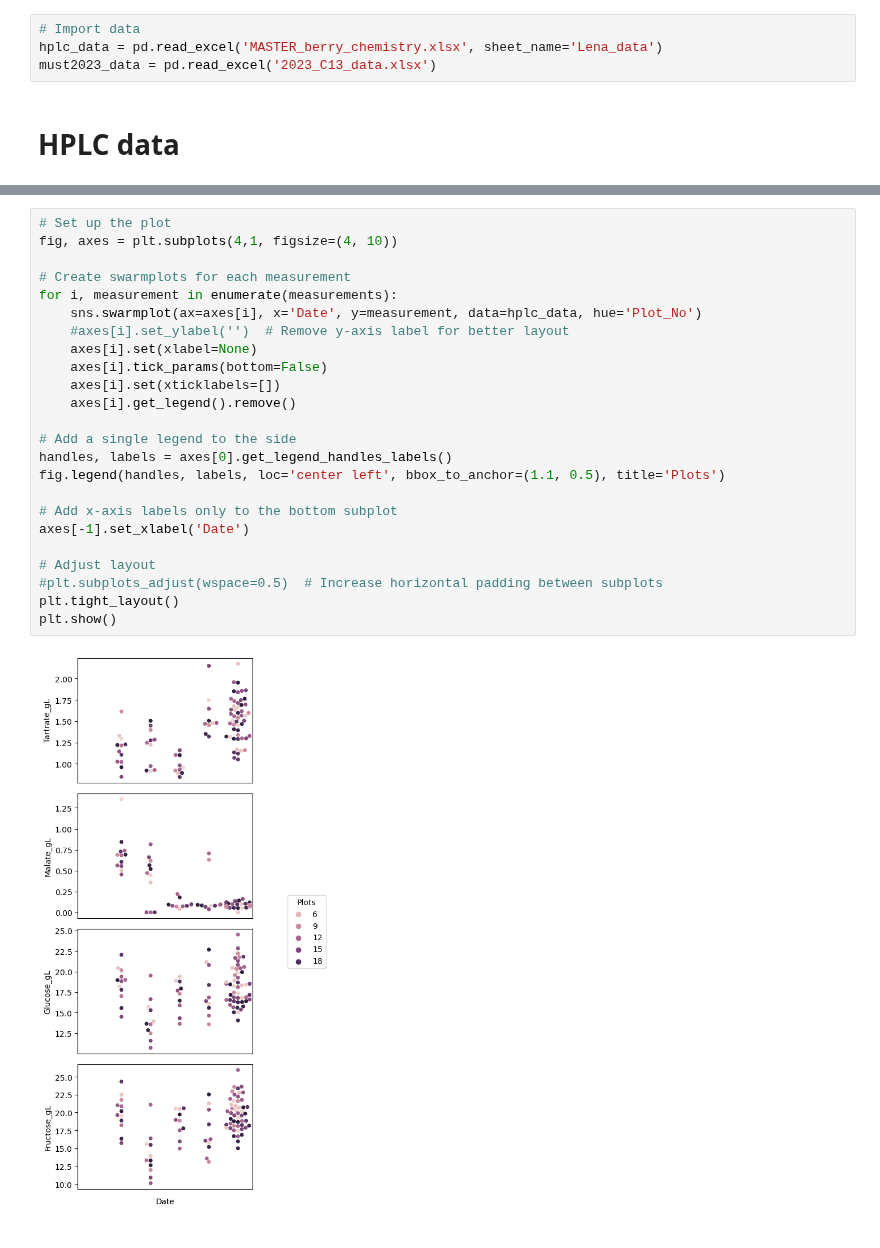
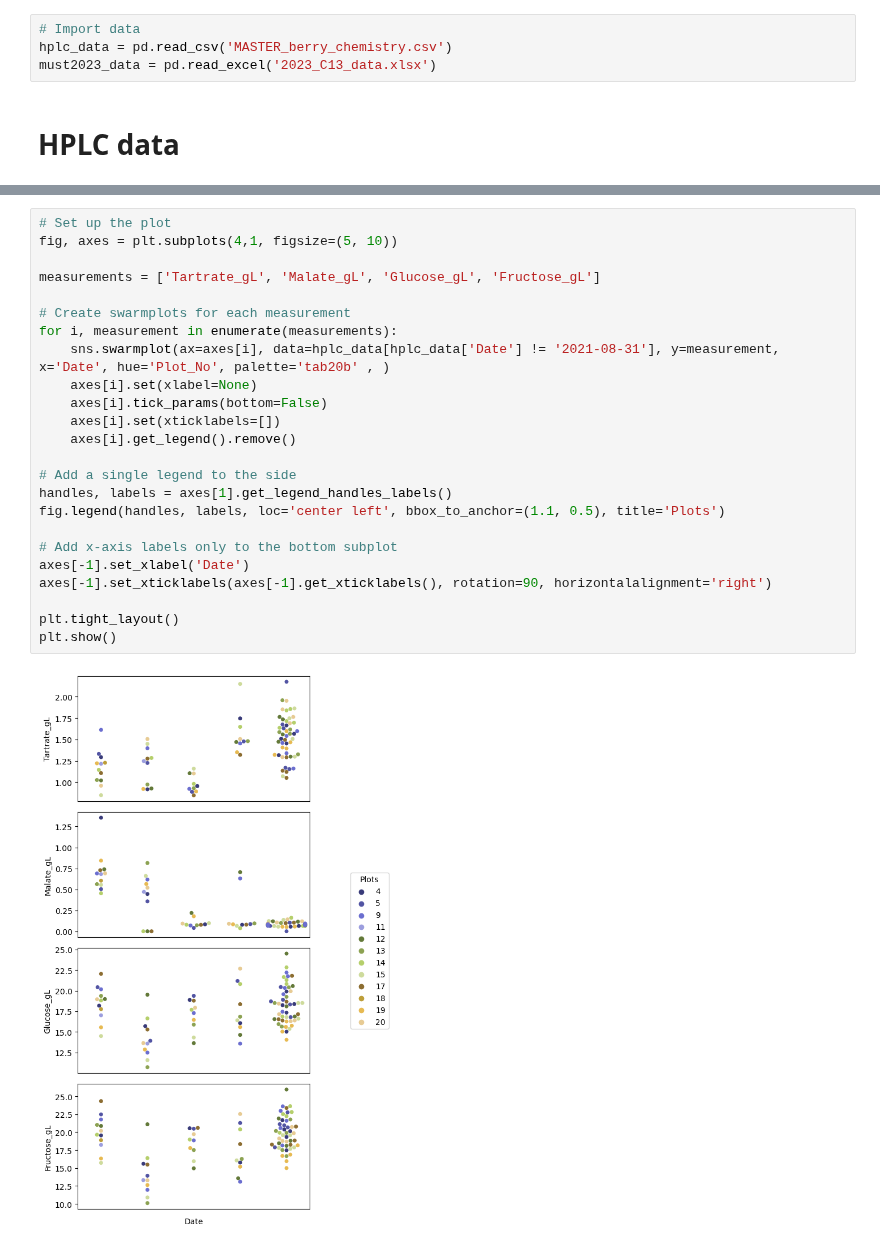
Before and after one commit to bokulich-publications/microterroir, a Jupyter notebook: Berry_Chemistry.ipynb, the cells around one changed output, grey strips where cells are left out. Saved outputs shown, nothing was run; the diff lists cells and outputs as text.

```diff
--- a/Berry_Chemistry.ipynb
+++ b/Berry_Chemistry.ipynb
@@ -15,7 +18,7 @@ workdir = '/Users/lfloerl/Desktop/MICROTERROIR/curated_data'
 /Users/lfloerl/Desktop/MICROTERROIR/curated_data
 # %%
 # Import data
-hplc_data = pd.read_excel('MASTER_berry_chemistry.xlsx', sheet_name='Lena_data')
+hplc_data = pd.read_csv('MASTER_berry_chemistry.csv')
 must2023_data = pd.read_excel('2023_C13_data.xlsx')
 # %% [markdown]
 # HPLC data
@@ -47,26 +43,26 @@ plt.show()
 # %%
 # Set up the plot
-fig, axes = plt.subplots(4,1, figsize=(4, 10))
+fig, axes = plt.subplots(4,1, figsize=(5, 10))
+
+measurements = ['Tartrate_gL', 'Malate_gL', 'Glucose_gL', 'Fructose_gL']
 
 # Create swarmplots for each measurement
 for i, measurement in enumerate(measurements):
-    sns.swarmplot(ax=axes[i], x='Date', y=measurement, data=hplc_data, hue='Plot_No')
-    #axes[i].set_ylabel('')  # Remove y-axis label for better layout
+    sns.swarmplot(ax=axes[i], data=hplc_data[hplc_data['Date'] != '2021-08-31'], y=measurement, x='Date', hue='Plot_No', palette='tab20b' , )
     axes[i].set(xlabel=None)
     axes[i].tick_params(bottom=False)
     axes[i].set(xticklabels=[])
     axes[i].get_legend().remove()
 
 # Add a single legend to the side
-handles, labels = axes[0].get_legend_handles_labels()
+handles, labels = axes[1].get_legend_handles_labels()
 fig.legend(handles, labels, loc='center left', bbox_to_anchor=(1.1, 0.5), title='Plots')
 
 # Add x-axis labels only to the bottom subplot
 axes[-1].set_xlabel('Date')
+axes[-1].set_xticklabels(axes[-1].get_xticklabels(), rotation=90, horizontalalignment='right')
 
-# Adjust layout
-#plt.subplots_adjust(wspace=0.5)  # Increase horizontal padding between subplots
 plt.tight_layout()
 plt.show()
 # %% [output]
-[figure, old version]
+[figure, new version]
```
Also changed, not shown: parts of 12 cells of this notebook, 4 other files.
